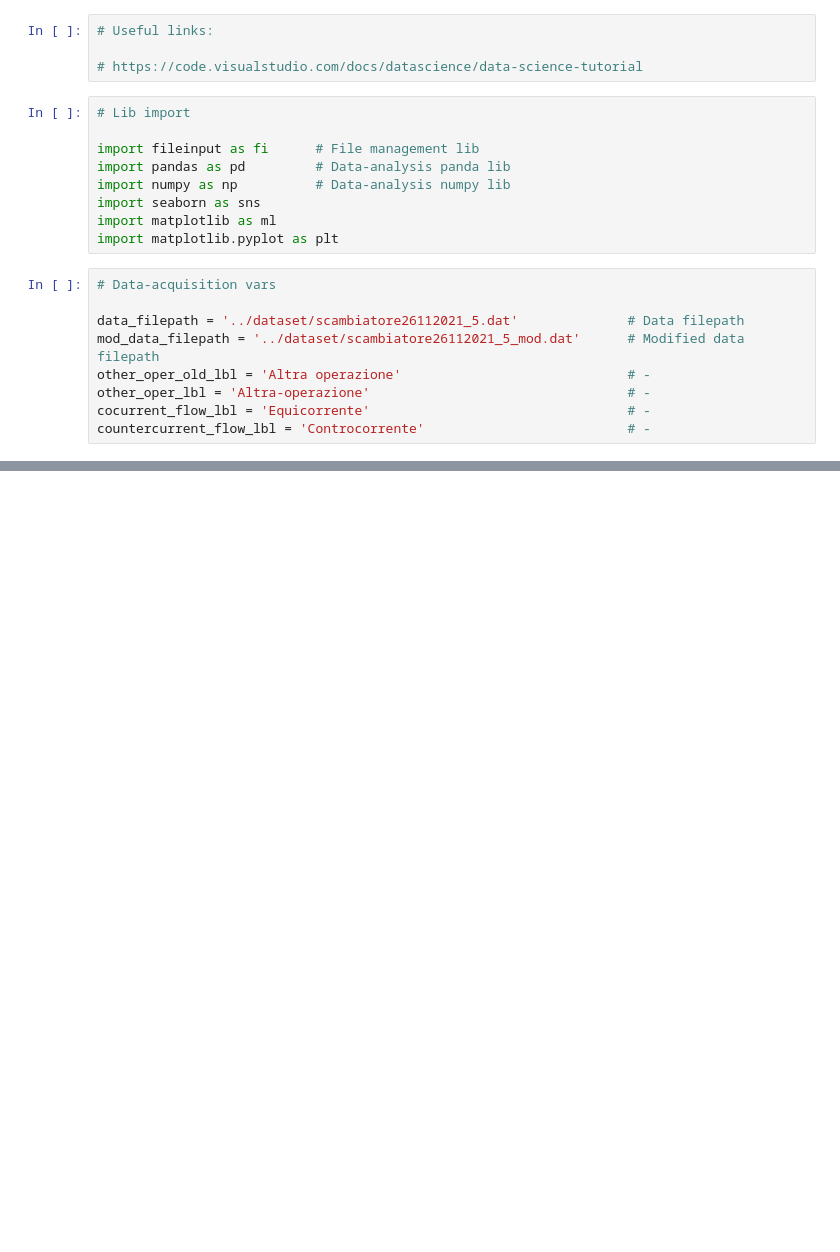
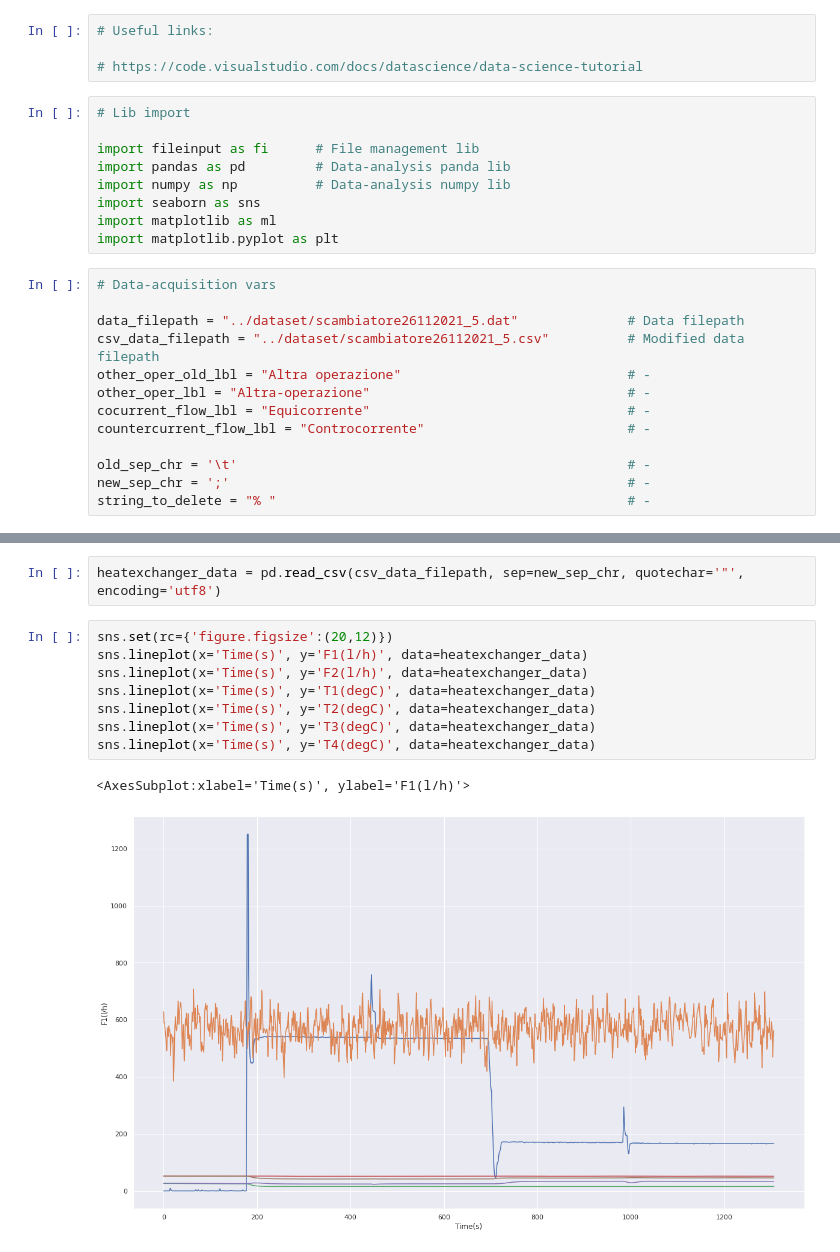
Before and after one commit to CristianMerli/DataAnalysis, a Jupyter notebook: data_analysis/python/dataset_management.ipynb, the cells around one changed output, grey strips where cells are left out. Saved outputs shown, nothing was run; the diff lists cells and outputs as text; blank space fills up the shorter version.

Commit message:
Graphs plotting ok

```diff
--- a/data_analysis/python/dataset_management.ipynb
+++ b/data_analysis/python/dataset_management.ipynb
@@ -25,9 +25,13 @@ import matplotlib.pyplot as plt
 # %%
 # Data-acquisition vars
 
-data_filepath = '../dataset/scambiatore26112021_5.dat'              # Data filepath
-mod_data_filepath = '../dataset/scambiatore26112021_5_mod.dat'      # Modified data filepath
-other_oper_old_lbl = 'Altra operazione'                             # -
-other_oper_lbl = 'Altra-operazione'                                 # -
-cocurrent_flow_lbl = 'Equicorrente'                                 # -
-countercurrent_flow_lbl = 'Controcorrente'                          # -
+data_filepath = "../dataset/scambiatore26112021_5.dat"              # Data filepath
+csv_data_filepath = "../dataset/scambiatore26112021_5.csv"          # Modified data filepath
+other_oper_old_lbl = "Altra operazione"                             # -
+other_oper_lbl = "Altra-operazione"                                 # -
+cocurrent_flow_lbl = "Equicorrente"                                 # -
+countercurrent_flow_lbl = "Controcorrente"                          # -
+
+old_sep_chr = '\t'                                                  # -
+new_sep_chr = ';'                                                   # -
+string_to_delete = "% "                                             # -
@@ -63,0 +47,13 @@ print(heatexchanger_data)
+# %%
+heatexchanger_data = pd.read_csv(csv_data_filepath, sep=new_sep_chr, quotechar='"', encoding='utf8')
+# %%
+sns.set(rc={'figure.figsize':(20,12)})
+sns.lineplot(x='Time(s)', y='F1(l/h)', data=heatexchanger_data)
+sns.lineplot(x='Time(s)', y='F2(l/h)', data=heatexchanger_data)
+sns.lineplot(x='Time(s)', y='T1(degC)', data=heatexchanger_data)
+sns.lineplot(x='Time(s)', y='T2(degC)', data=heatexchanger_data)
+sns.lineplot(x='Time(s)', y='T3(degC)', data=heatexchanger_data)
+sns.lineplot(x='Time(s)', y='T4(degC)', data=heatexchanger_data)
+# %% [output]
+<AxesSubplot:xlabel='Time(s)', ylabel='F1(l/h)'>
+[figure, added]
```
Also changed, not shown: parts of 3 cells of this notebook, 2 other files.
